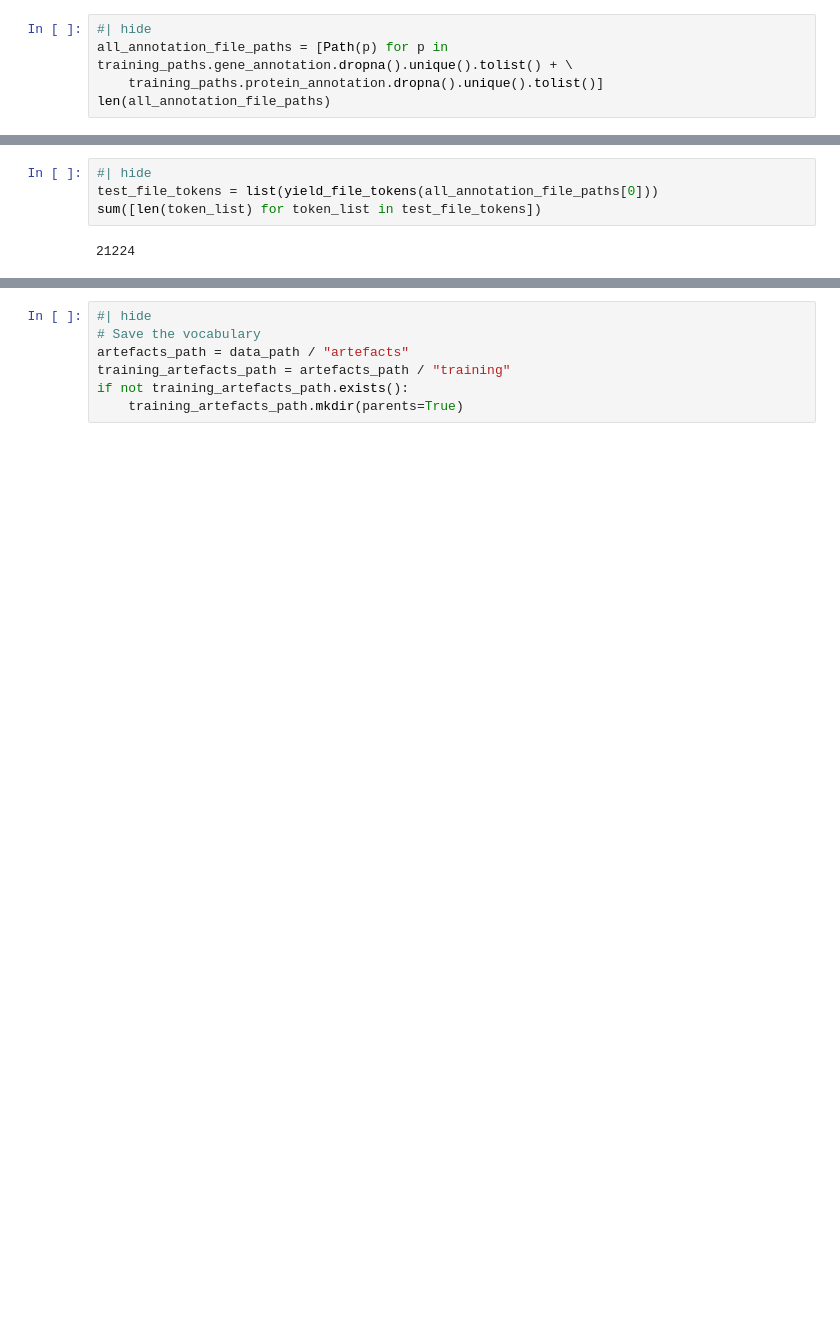
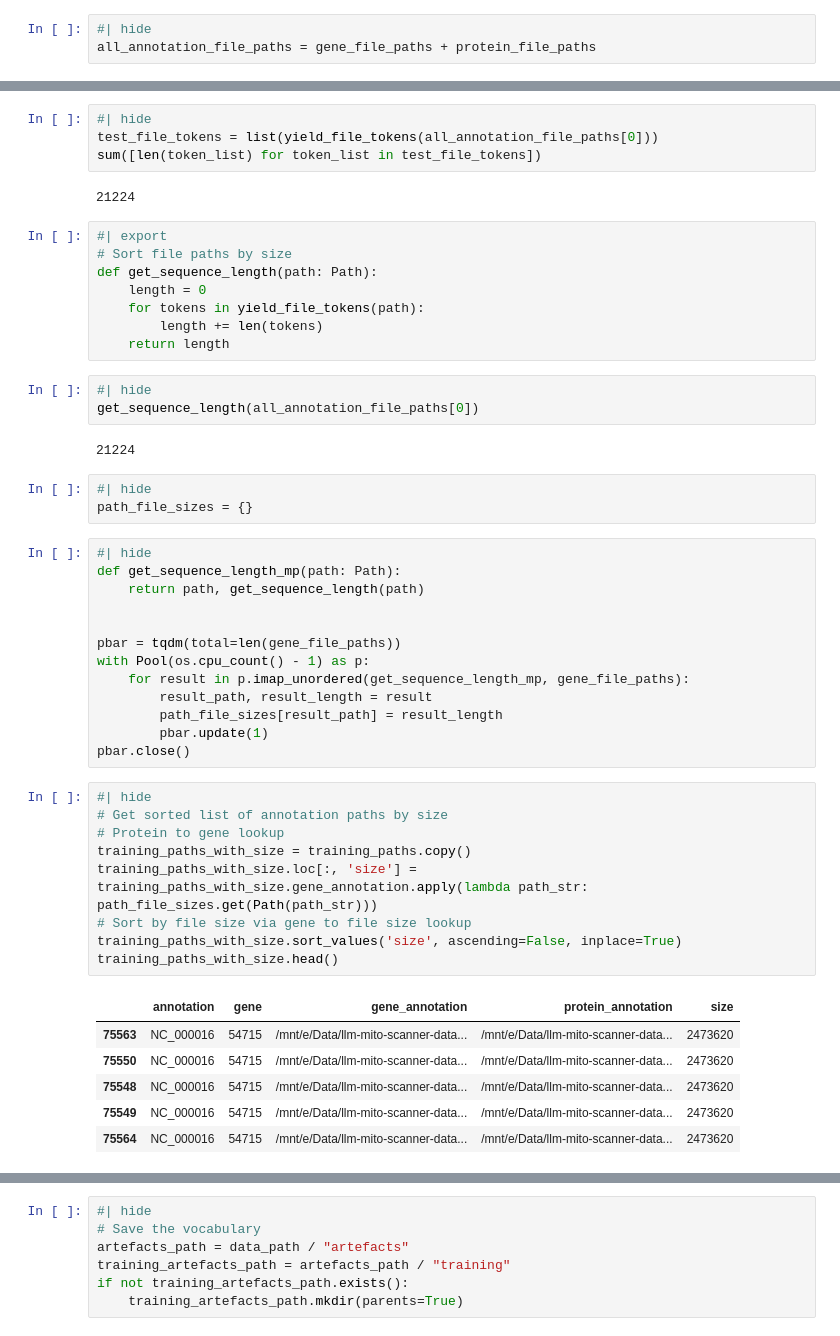
Before and after one commit to DataAndDeadlifts/main, a Jupyter notebook: nbs/05_training.ipynb, the cells around one changed output, grey strips where cells are left out. Drawn from its saved outputs; the diff is of its cells as text; blank space fills up the shorter version.

Commit message:
Big data makes things hard - making training data

```diff
--- a/nbs/05_training.ipynb
+++ b/nbs/05_training.ipynb
@@ -61,5 +65,3 @@ tokenizer = BaseTokenizer()
 # %%
 #| hide
-all_annotation_file_paths = [Path(p) for p in training_paths.gene_annotation.dropna().unique().tolist() + \
-    training_paths.protein_annotation.dropna().unique().tolist()]
-len(all_annotation_file_paths)
+all_annotation_file_paths = gene_file_paths + protein_file_paths
@@ -159,3 +153,48 @@ test_file_tokens = list(yield_file_tokens(all_annotation_file_paths[0]))
 sum([len(token_list) for token_list in test_file_tokens])
 # %% [output]
 21224
+# %%
+#| export
+# Sort file paths by size
+def get_sequence_length(path: Path):
+    length = 0
+    for tokens in yield_file_tokens(path):
+        length += len(tokens)
+    return length
+# %%
+#| hide
+get_sequence_length(all_annotation_file_paths[0])
+# %% [output]
+21224
+# %%
+#| hide
+path_file_sizes = {}
+# %%
+#| hide
+def get_sequence_length_mp(path: Path):
+    return path, get_sequence_length(path)
+
+
+pbar = tqdm(total=len(gene_file_paths))
+with Pool(os.cpu_count() - 1) as p:
+    for result in p.imap_unordered(get_sequence_length_mp, gene_file_paths):
+        result_path, result_length = result
+        path_file_sizes[result_path] = result_length
+        pbar.update(1)
+pbar.close()
+# %%
+#| hide
+# Get sorted list of annotation paths by size
+# Protein to gene lookup
+training_paths_with_size = training_paths.copy()
+training_paths_with_size.loc[:, 'size'] = training_paths_with_size.gene_annotation.apply(lambda path_str: path_file_sizes.get(Path(path_str)))
+# Sort by file size via gene to file size lookup
+training_paths_with_size.sort_values('size', ascending=False, inplace=True)
+training_paths_with_size.head()
+# %% [output]
+|  | annotation | gene | gene_annotation | protein_annotation | size |
+| 75563 | NC_000016 | 54715 | /mnt/e/Data/llm-mito-scanner-data... | /mnt/e/Data/llm-mito-scanner-data... | 2473620 |
+| 75550 | NC_000016 | 54715 | /mnt/e/Data/llm-mito-scanner-data... | /mnt/e/Data/llm-mito-scanner-data... | 2473620 |
+| 75548 | NC_000016 | 54715 | /mnt/e/Data/llm-mito-scanner-data... | /mnt/e/Data/llm-mito-scanner-data... | 2473620 |
+| 75549 | NC_000016 | 54715 | /mnt/e/Data/llm-mito-scanner-data... | /mnt/e/Data/llm-mito-scanner-data... | 2473620 |
+| 75564 | NC_000016 | 54715 | /mnt/e/Data/llm-mito-scanner-data... | /mnt/e/Data/llm-mito-scanner-data... | 2473620 |
```
Also changed, not shown: parts of 15 cells of this notebook.
